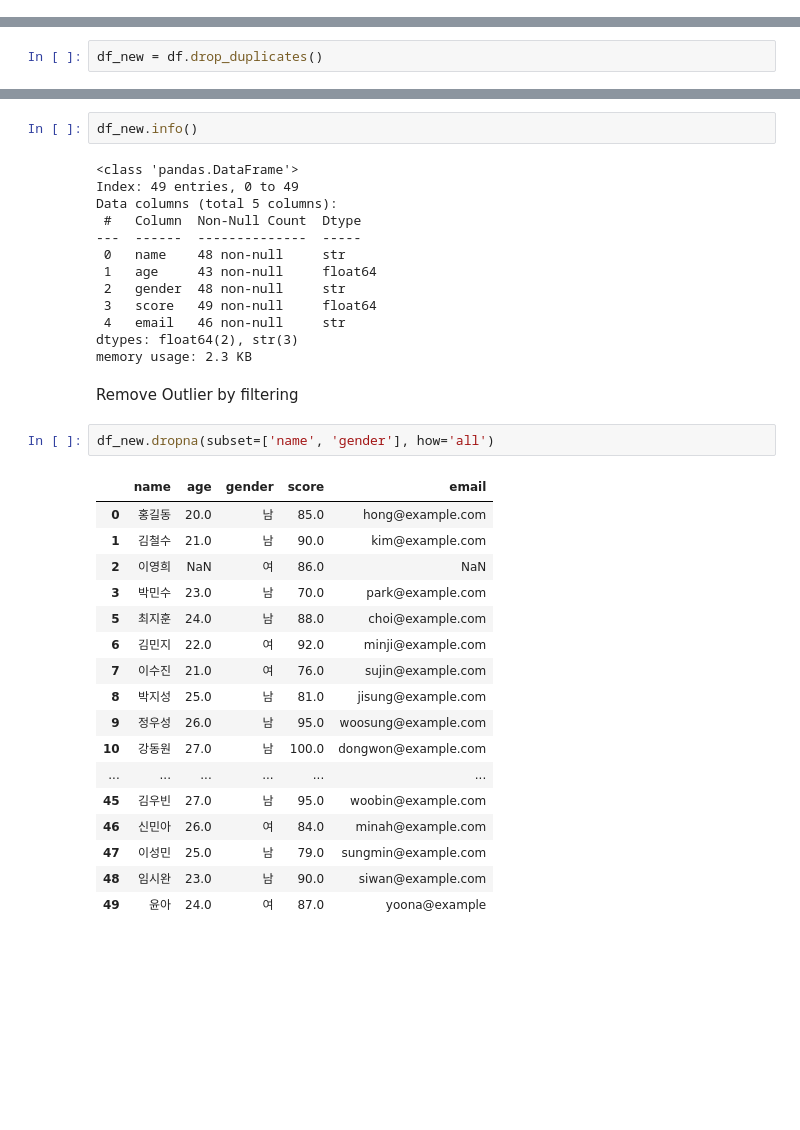
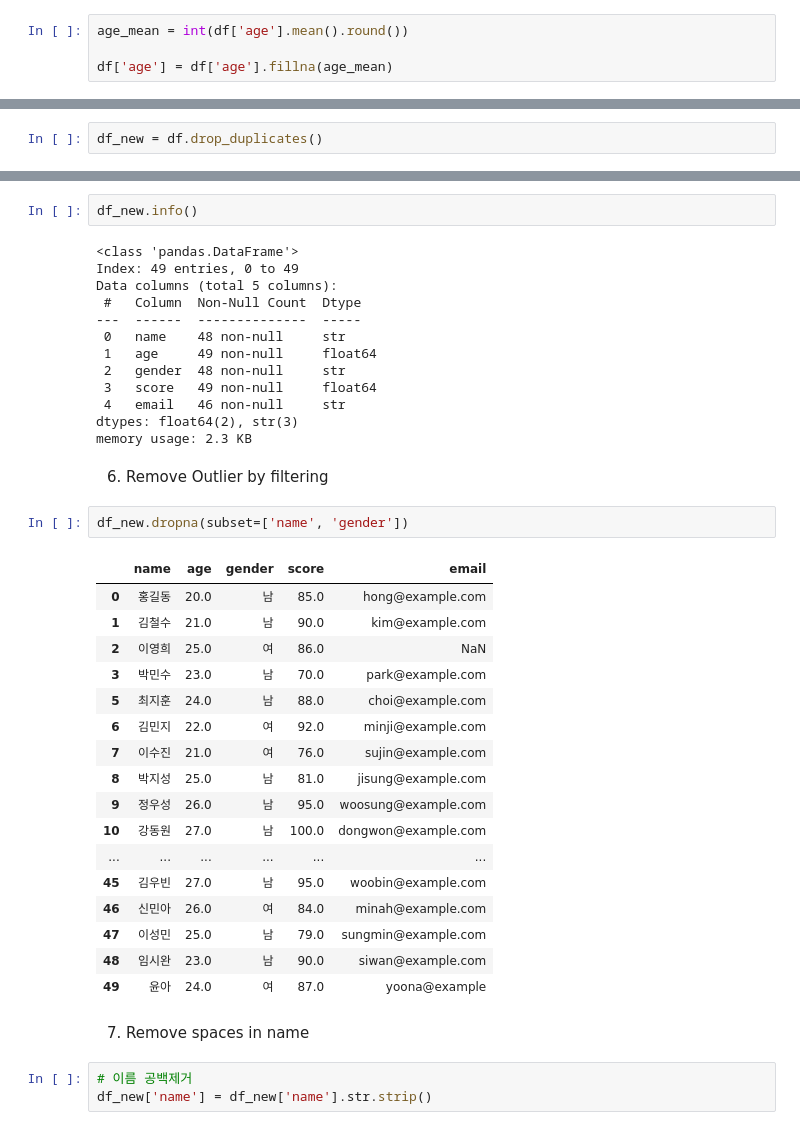
Before and after one commit to JLee004/ai-data-pipeline-2026, a Jupyter notebook: chapter02/Pandas Data Process.ipynb, the cells around one changed output, grey strips where cells are left out. Drawn from its saved outputs; the diff is of its cells as text; blank space fills up the shorter version.

```diff
--- a/chapter02/Pandas Data Process.ipynb
+++ b/chapter02/Pandas Data Process.ipynb
@@ -325,3 +361,7 @@ df[df['age'].isnull()]
 | 29 | 최민식 | NaN | 남자 | 88 | minsig @example.com |
 | 40 | 김다미 | NaN | F | NaN | dami@example.com |
 | 42 | 이병헌 | NaN | 남자 | 150 | byunghun@example.com |
+# %%
+age_mean = int(df['age'].mean().round())
+
+df['age'] = df['age'].fillna(age_mean)
@@ -472,21 +565,21 @@ Data columns (total 5 columns):
  #   Column  Non-Null Count  Dtype
 ---  ------  --------------  -----
  0   name    48 non-null     str
- 1   age     43 non-null     float64
+ 1   age     49 non-null     float64
  2   gender  48 non-null     str
  3   score   49 non-null     float64
  4   email   46 non-null     str
 dtypes: float64(2), str(3)
 memory usage: 2.3 KB
 # %% [markdown]
-Remove Outlier by filtering
+6. Remove Outlier by filtering
 # %%
-df_new.dropna(subset=['name', 'gender'], how='all')
+df_new.dropna(subset=['name', 'gender'])
 # %% [output]
 |  | name | age | gender | score | email |
 | 0 | 홍길동 | 20.0 | 남 | 85.0 | hong@example.com |
 | 1 | 김철수 | 21.0 | 남 | 90.0 | kim@example.com |
-| 2 | 이영희 | NaN | 여 | 86.0 | NaN |
+| 2 | 이영희 | 25.0 | 여 | 86.0 | NaN |
 | 3 | 박민수 | 23.0 | 남 | 70.0 | park@example.com |
 | 5 | 최지훈 | 24.0 | 남 | 88.0 | choi@example.com |
 | 6 | 김민지 | 22.0 | 여 | 92.0 | minji@example.com |
@@ -500,6 +593,11 @@ df_new.dropna(subset=['name', 'gender'], how='all')
 | 47 | 이성민 | 25.0 | 남 | 79.0 | sungmin@example.com |
 | 48 | 임시완 | 23.0 | 남 | 90.0 | siwan@example.com |
 | 49 | 윤아 | 24.0 | 여 | 87.0 | yoona@example |
+# %% [markdown]
+7. Remove spaces in name
+# %%
+# 이름 공백제거
+df_new['name'] = df_new['name'].str.strip()
 # %%
 df_new.info()
 # %% [output]
```
Also changed, not shown: parts of 37 cells of this notebook, 2 other files.
